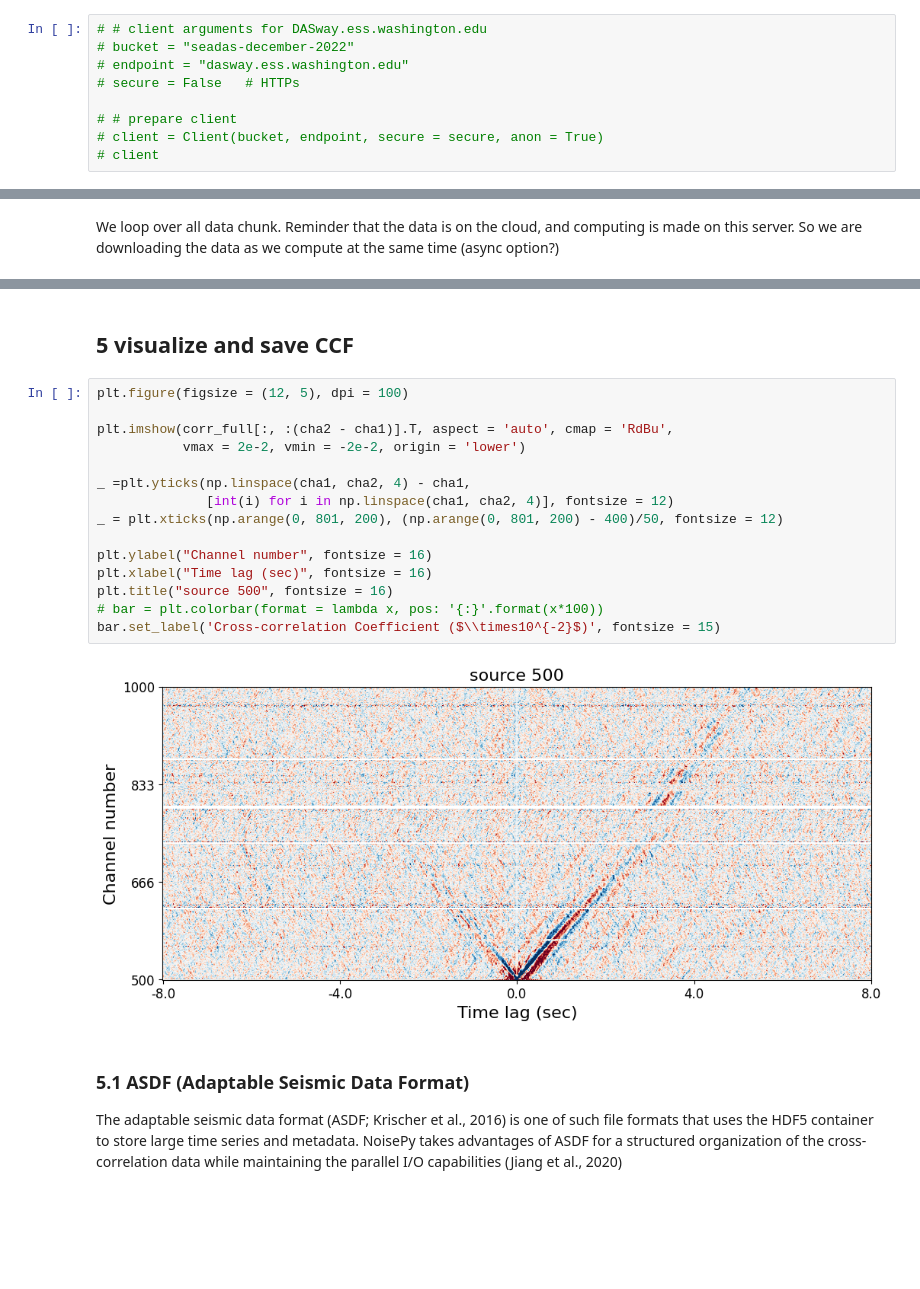
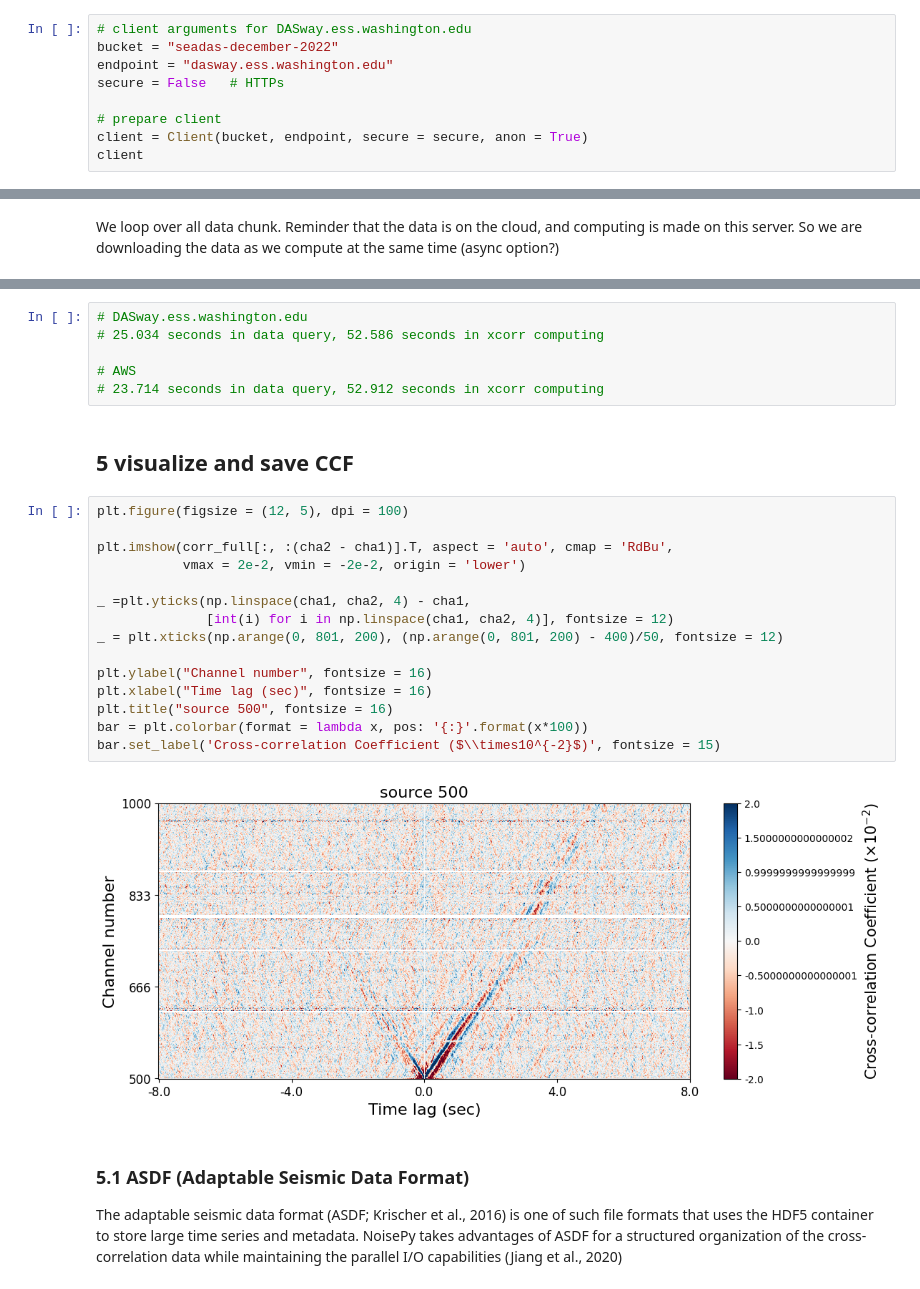
Before and after one commit to niyiyu/NoisePy4DAS-SeaDAS, a Jupyter notebook: notebooks/example_NoisePy4DAS_SeaDAS-N.ipynb, the cells around one changed output, grey strips where cells are left out. Saved outputs shown, nothing was run; the diff lists cells and outputs as text; blank space fills up the shorter version.

```diff
--- a/notebooks/example_NoisePy4DAS_SeaDAS-N.ipynb
+++ b/notebooks/example_NoisePy4DAS_SeaDAS-N.ipynb
@@ -61,9 +56,9 @@ Backend:         Zarr
 # %%
-# # client arguments for DASway.ess.washington.edu
-# bucket = "seadas-december-2022"
-# endpoint = "dasway.ess.washington.edu"
-# secure = False   # HTTPs
+# client arguments for DASway.ess.washington.edu
+bucket = "seadas-december-2022"
+endpoint = "dasway.ess.washington.edu"
+secure = False   # HTTPs
 
-# # prepare client
-# client = Client(bucket, endpoint, secure = secure, anon = True)
-# client
+# prepare client
+client = Client(bucket, endpoint, secure = secure, anon = True)
+client
@@ -381,22 +377,28 @@ print("%.3f seconds in data query, %.3f seconds in xcorr computing" % (t_query,
+# %%
+# DASway.ess.washington.edu
+# 25.034 seconds in data query, 52.586 seconds in xcorr computing
+
+# AWS
+# 23.714 seconds in data query, 52.912 seconds in xcorr computing
 # %% [markdown]
 ## 5 visualize and save CCF
 # %%
 plt.figure(figsize = (12, 5), dpi = 100)
 
 plt.imshow(corr_full[:, :(cha2 - cha1)].T, aspect = 'auto', cmap = 'RdBu',
            vmax = 2e-2, vmin = -2e-2, origin = 'lower')
 
 _ =plt.yticks(np.linspace(cha1, cha2, 4) - cha1,
               [int(i) for i in np.linspace(cha1, cha2, 4)], fontsize = 12)
 _ = plt.xticks(np.arange(0, 801, 200), (np.arange(0, 801, 200) - 400)/50, fontsize = 12)
 
 plt.ylabel("Channel number", fontsize = 16)
 plt.xlabel("Time lag (sec)", fontsize = 16)
 plt.title("source 500", fontsize = 16)
-# bar = plt.colorbar(format = lambda x, pos: '{:}'.format(x*100))
+bar = plt.colorbar(format = lambda x, pos: '{:}'.format(x*100))
 bar.set_label('Cross-correlation Coefficient ($\\times10^{-2}$)', fontsize = 15)
 # %% [output]
-[figure, old version]
+[figure, new version]
 # %% [markdown]
 ### 5.1 ASDF (Adaptable Seismic Data Format)
 The adaptable seismic data format (ASDF; Krischer et al., 2016) is one of such file formats that uses the HDF5 container to store large time series and metadata. NoisePy takes advantages of ASDF for a structured organization of the cross-correlation data while maintaining the parallel I/O capabilities (Jiang et al., 2020)
```
Also changed, not shown: parts of 14 cells of this notebook.
